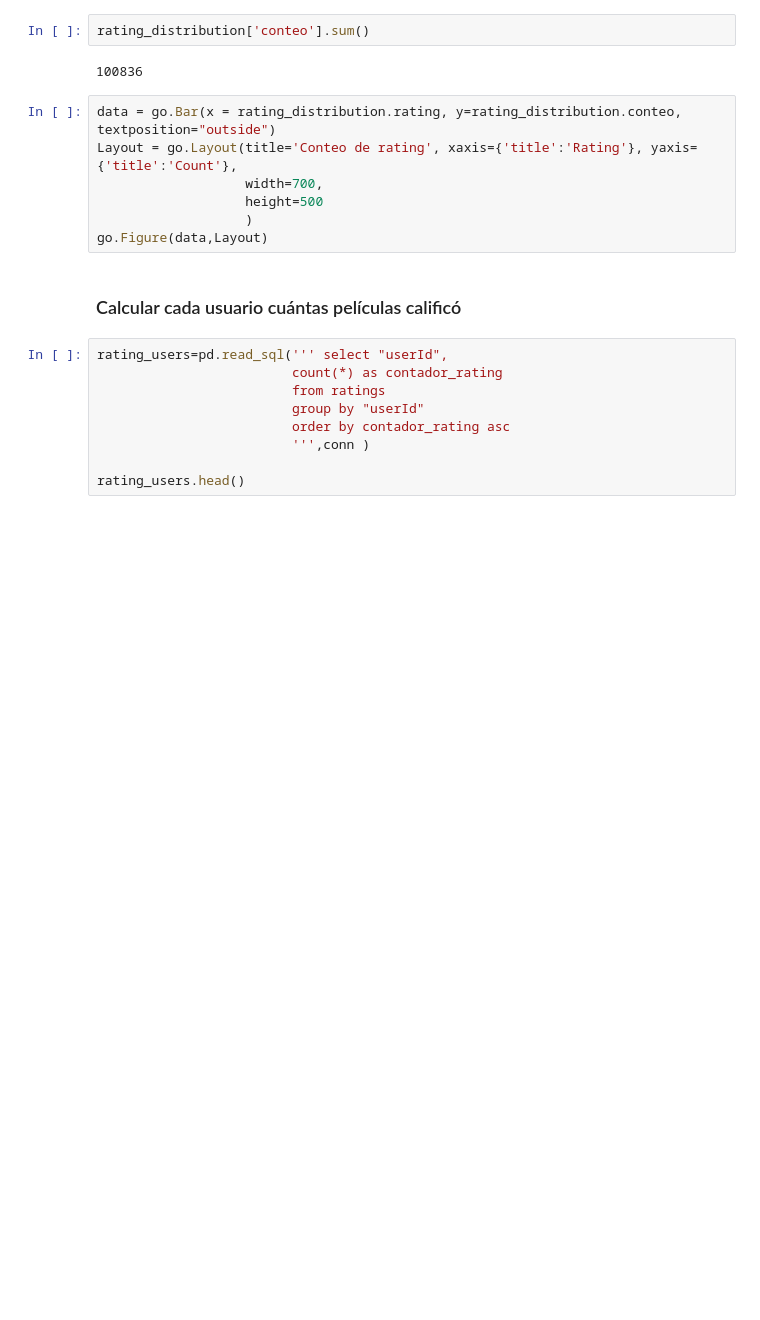
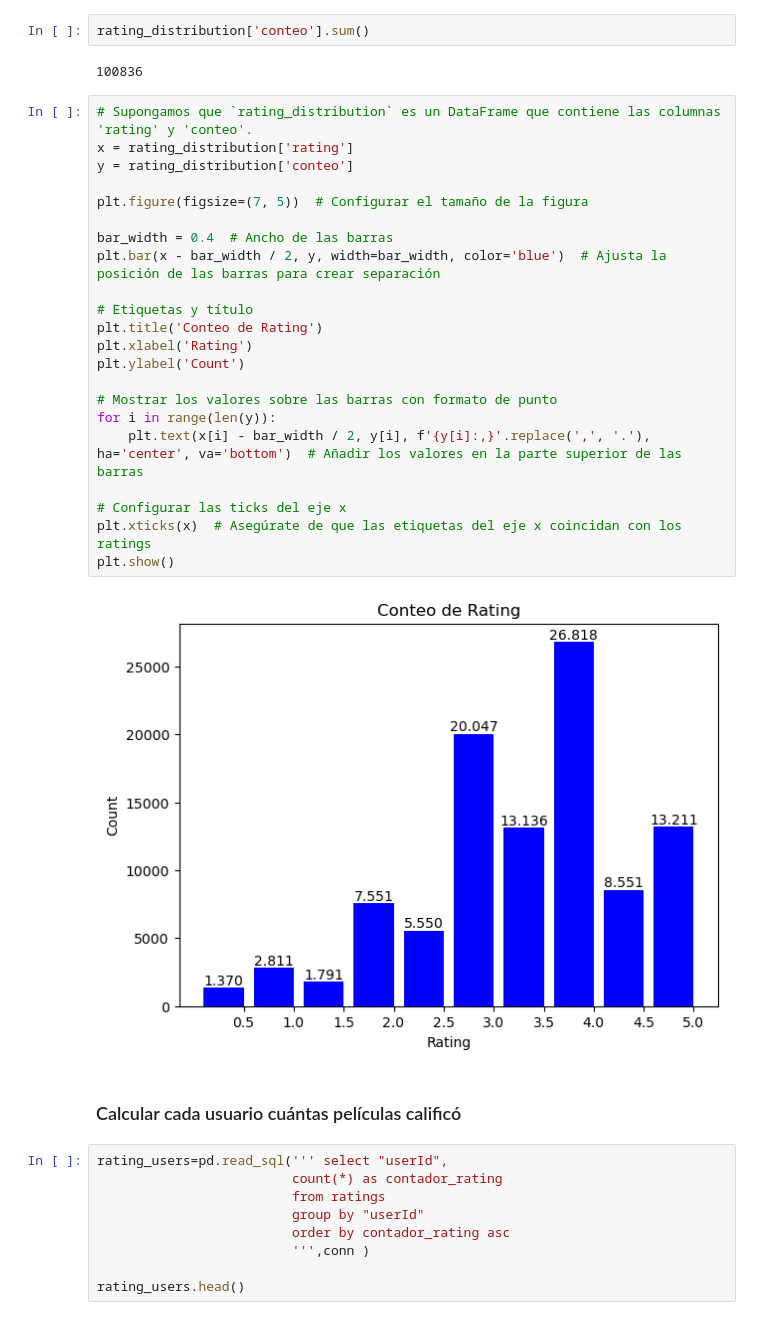
Before and after one commit to Leostark95/Analitica_3_Proyecto_2, a Jupyter notebook: b_analisis_exploratorio.ipynb, the cells around one changed output. Drawn from its saved outputs; the diff is of its cells as text; blank space fills up the shorter version.

```diff
--- a/b_analisis_exploratorio.ipynb
+++ b/b_analisis_exploratorio.ipynb
@@ -91,13 +91,30 @@ rating_distribution
 rating_distribution['conteo'].sum()
 # %% [output]
 100836
-# %%
-data = go.Bar(x = rating_distribution.rating, y=rating_distribution.conteo, textposition="outside")
-Layout = go.Layout(title='Conteo de rating', xaxis={'title':'Rating'}, yaxis={'title':'Count'},
-                   width=700,
-                   height=500
-                   )
-go.Figure(data,Layout)
+# %%
+# Supongamos que `rating_distribution` es un DataFrame que contiene las columnas 'rating' y 'conteo'.
+x = rating_distribution['rating']
+y = rating_distribution['conteo']
+
+plt.figure(figsize=(7, 5))  # Configurar el tamaño de la figura
+
+bar_width = 0.4  # Ancho de las barras
+plt.bar(x - bar_width / 2, y, width=bar_width, color='blue')  # Ajusta la posición de las barras para crear separación
+
+# Etiquetas y título
+plt.title('Conteo de Rating')
+plt.xlabel('Rating')
+plt.ylabel('Count')
+
+# Mostrar los valores sobre las barras con formato de punto
+for i in range(len(y)):
+    plt.text(x[i] - bar_width / 2, y[i], f'{y[i]:,}'.replace(',', '.'), ha='center', va='bottom')  # Añadir los valores en la parte superior de las barras
+
+# Configurar las ticks del eje x
+plt.xticks(x)  # Asegúrate de que las etiquetas del eje x coincidan con los ratings
+plt.show()
+# %% [output]
+[figure, added]
 # %% [markdown]
 ### Calcular cada usuario cuántas películas calificó
 # %%
```
Also changed, not shown: parts of 3 cells of this notebook.
